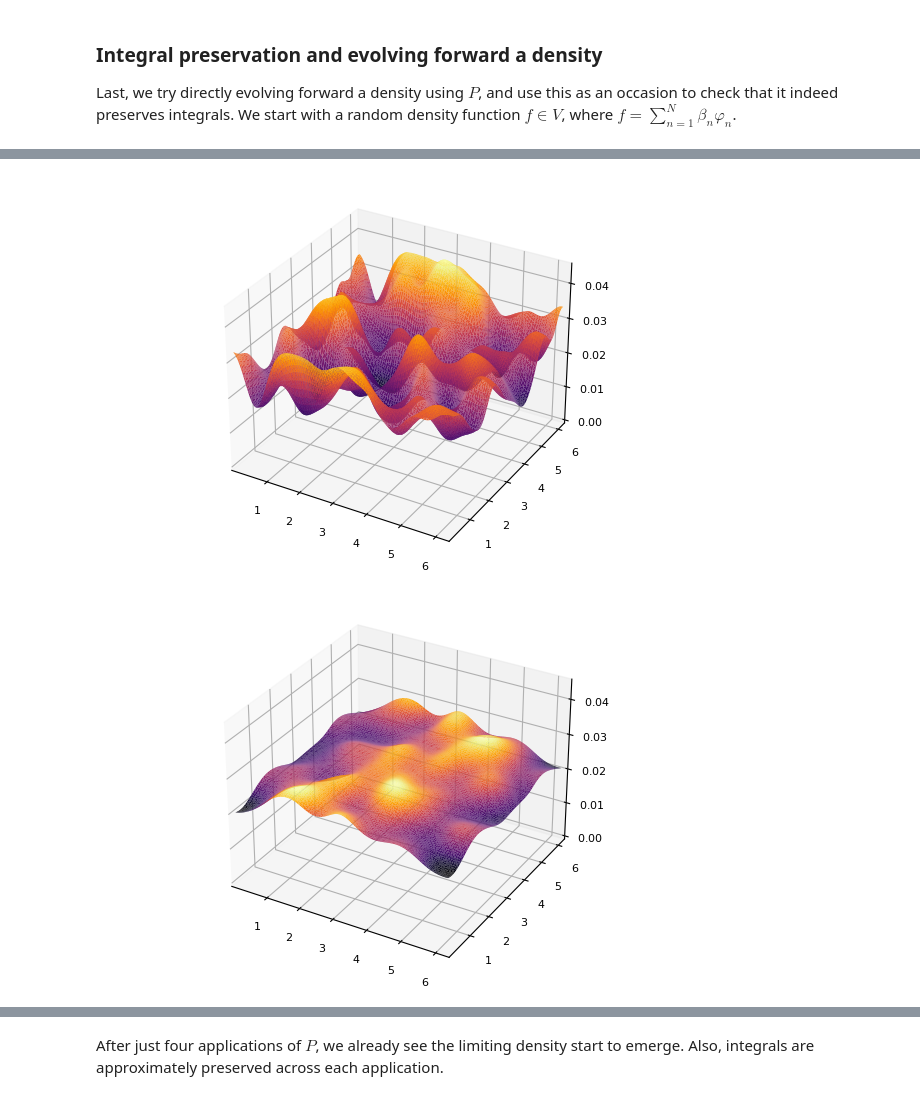
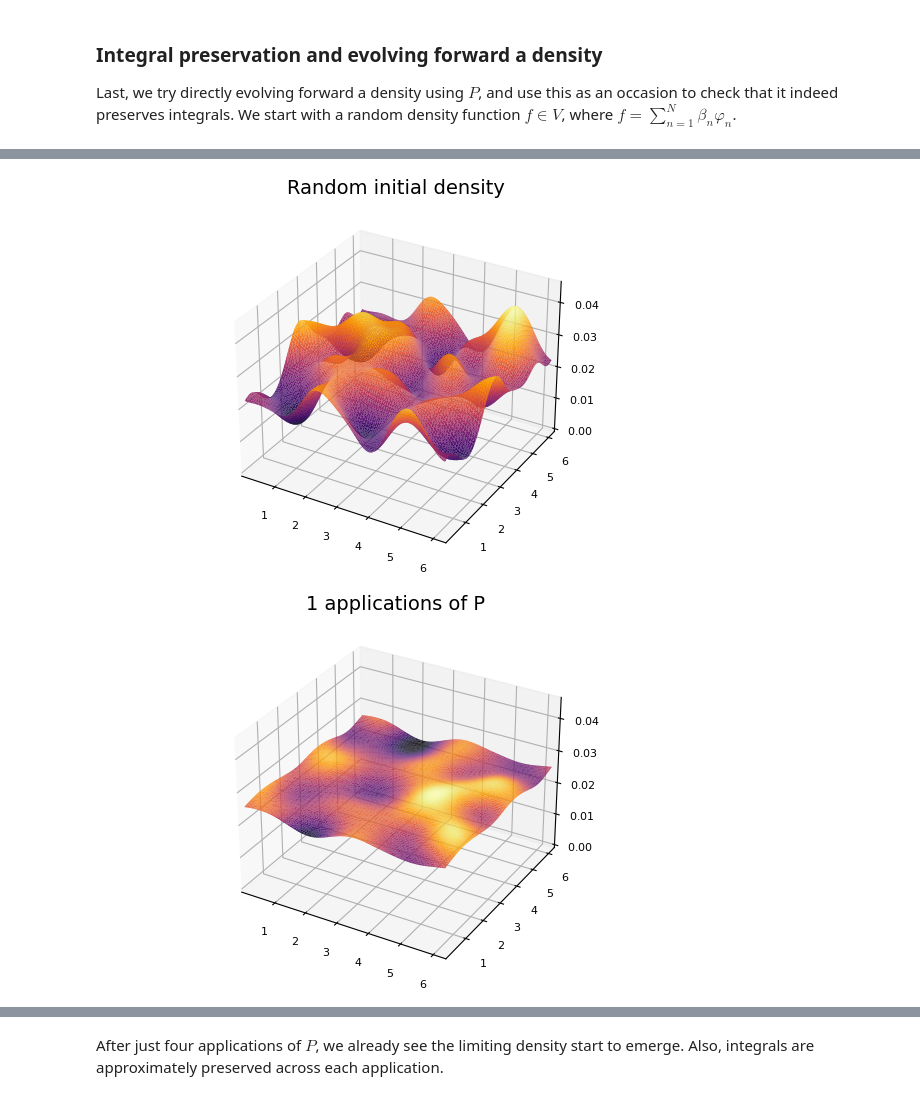
Before and after one commit to rcushen/thesis, a Jupyter notebook: A grid of points, a grid of bases.ipynb, the cells around one changed output, grey strips where cells are left out. Cells and saved outputs as stored; diff of their text form; code cells hidden in the pictures.

```diff
--- a/A grid of points, a grid of bases.ipynb
+++ b/A grid of points, a grid of bases.ipynb
@@ -24,7 +24,7 @@ where $a$ is a parameter which controls the 'amount of chaos'. For the moment we
 # %% [markdown]
 In this setup, we have access to $S$. This means we can compute the images of whichever points $x \in X$ we like. For reasons which will later become clear, we will simply take a grid of data points.
 # %%
-sample_grid_size = 15;
+sample_grid_size = 10;
 sample_size = sample_grid_size ^ 2;
 s = creategrid(0, range, sample_grid_size);
 # %%
@@ -287,16 +343,22 @@ Estimate of normalised integral: 0.9999999999999999
+# %%
+fixed_zlims = (0, maximum(initial_density)*1.2);
 # %%
-surface(grid[:,1], grid[:,2], initial_density; legend=false)
-zlims!(0, maximum(initial_density)*1.1)
+surface(grid[:,1], grid[:,2], initial_density;
+    legend=false,
+    zlims=fixed_zlims,
+    title="Random initial density")
 # %% [output]
-[figure, old version]
+[figure, new version]
 # %%
 β1 = P * β;
 
 evolved_density = basis_combination(grid, basis_locs, φ, ϵ, β1);
-surface(grid[:,1], grid[:,2], evolved_density; legend=false)
-zlims!(0, maximum(initial_density)*1.1)
+surface(grid[:,1], grid[:,2], evolved_density;
+    legend=false,
+    zlims=fixed_zlims,
+    title="1 applications of P")
 # %% [output]
-[figure, old version]
+[figure, new version]
 # %%
 evolved_integral = ( (range)^2 / n_gridpoints ) * sum(evolved_density);
 println("Estimate of integral: $evolved_integral")
```
Also changed, not shown: parts of 39 cells of this notebook.
